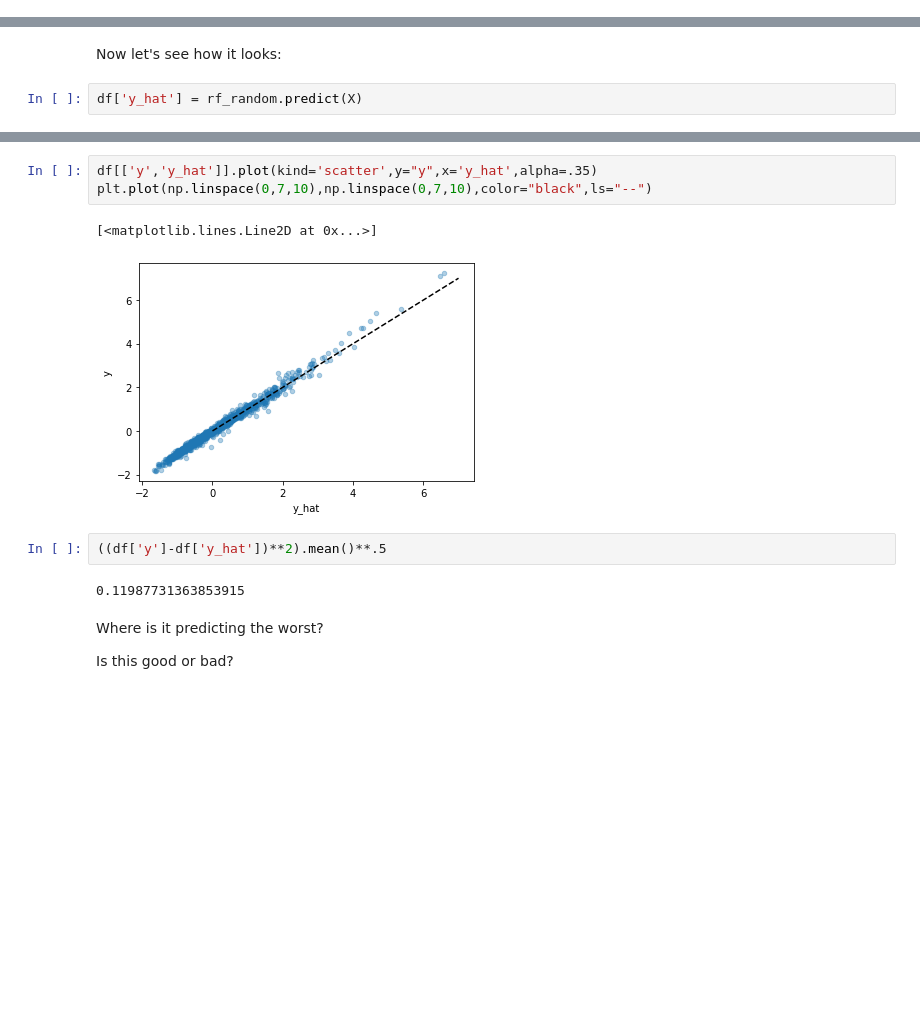
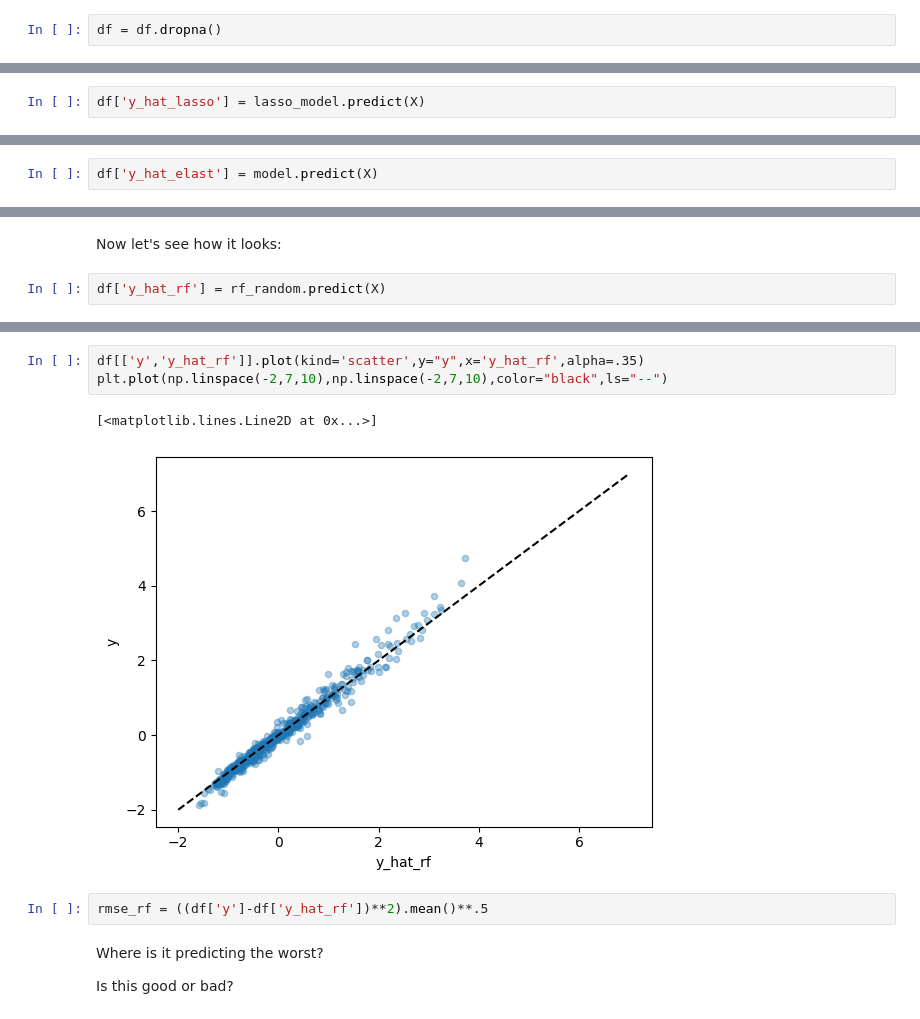
Before and after one commit to jphutch/ACE-592-SAE, a Jupyter notebook: Lectures/5_Analysis/35_SML_Examples.ipynb, the cells around one changed output, grey strips where cells are left out. Saved outputs shown, nothing was run; the diff lists cells and outputs as text; blank space fills up the shorter version.

```diff
--- a/Lectures/5_Analysis/35_SML_Examples.ipynb
+++ b/Lectures/5_Analysis/35_SML_Examples.ipynb
@@ -54,6 +54,8 @@ decades = pd.get_dummies(df.decade)
 decades.columns = ["decade_"+x for x in decades.columns]
 
 df = pd.concat([df,decades],axis=1)
+# %%
+df = df.dropna()
 # %% [markdown]
 How many features could we use to predict house prices?
 # %%
@@ -226,0 +206,2 @@ lasso_model = lasso_model.fit(X,y)
+# %%
+df['y_hat_lasso'] = lasso_model.predict(X)
@@ -275,3 +258,5 @@ best_coefs = model.best_estimator_.coef_
+# %%
+df['y_hat_elast'] = model.predict(X)
 # %% [markdown]
 Still around 100 variables, so probably ok for prediction (but not great for variable selection!)
 
@@ -363,4 +351,4 @@ rf_random.best_params_
 # %% [markdown]
 Now let's see how it looks:
 # %%
-df['y_hat'] = rf_random.predict(X)
+df['y_hat_rf'] = rf_random.predict(X)
@@ -384,13 +384,11 @@ df['y'] = y
 # %%
-df[['y','y_hat']].plot(kind='scatter',y="y",x='y_hat',alpha=.35)
-plt.plot(np.linspace(0,7,10),np.linspace(0,7,10),color="black",ls="--")
+df[['y','y_hat_rf']].plot(kind='scatter',y="y",x='y_hat_rf',alpha=.35)
+plt.plot(np.linspace(-2,7,10),np.linspace(-2,7,10),color="black",ls="--")
 # %% [output]
 [<matplotlib.lines.Line2D at 0x...>]
-[figure, old version]
+[figure, new version]
 # %%
-((df['y']-df['y_hat'])**2).mean()**.5
+rmse_rf = ((df['y']-df['y_hat_rf'])**2).mean()**.5
-# %% [output]
-0.11987731363853915
 # %% [markdown]
 Where is it predicting the worst?
 
```
Also changed, not shown: parts of 31 cells of this notebook.
